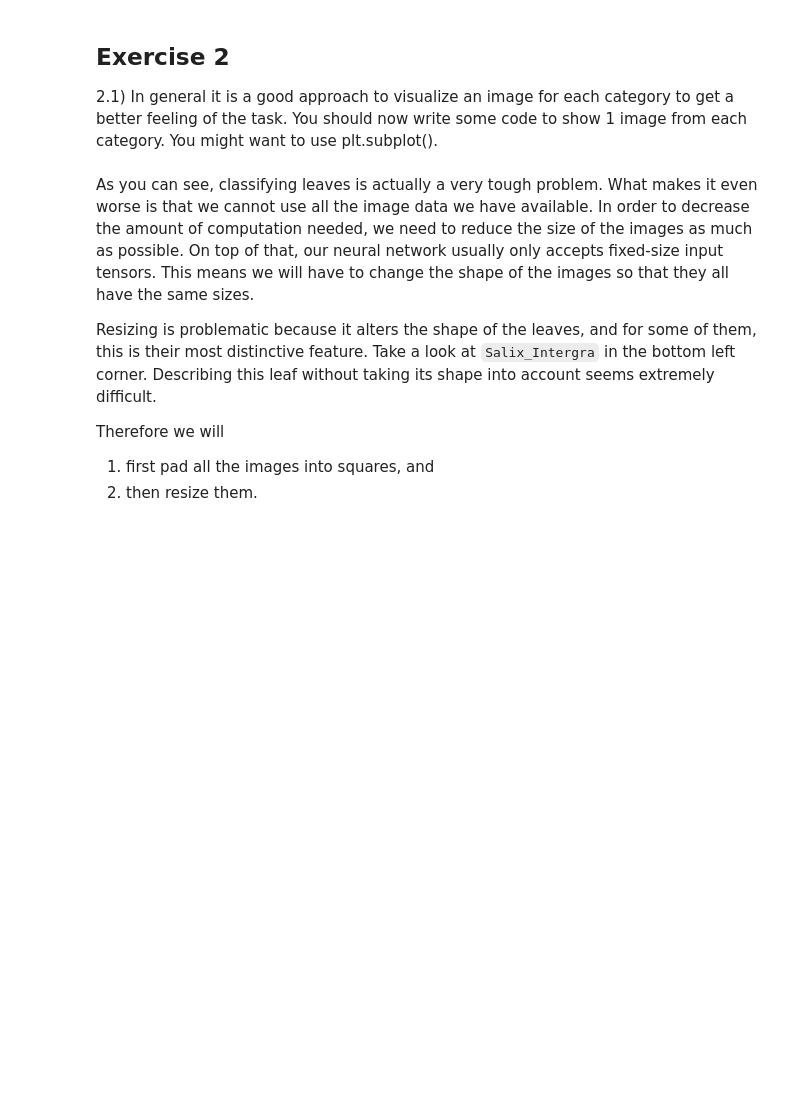
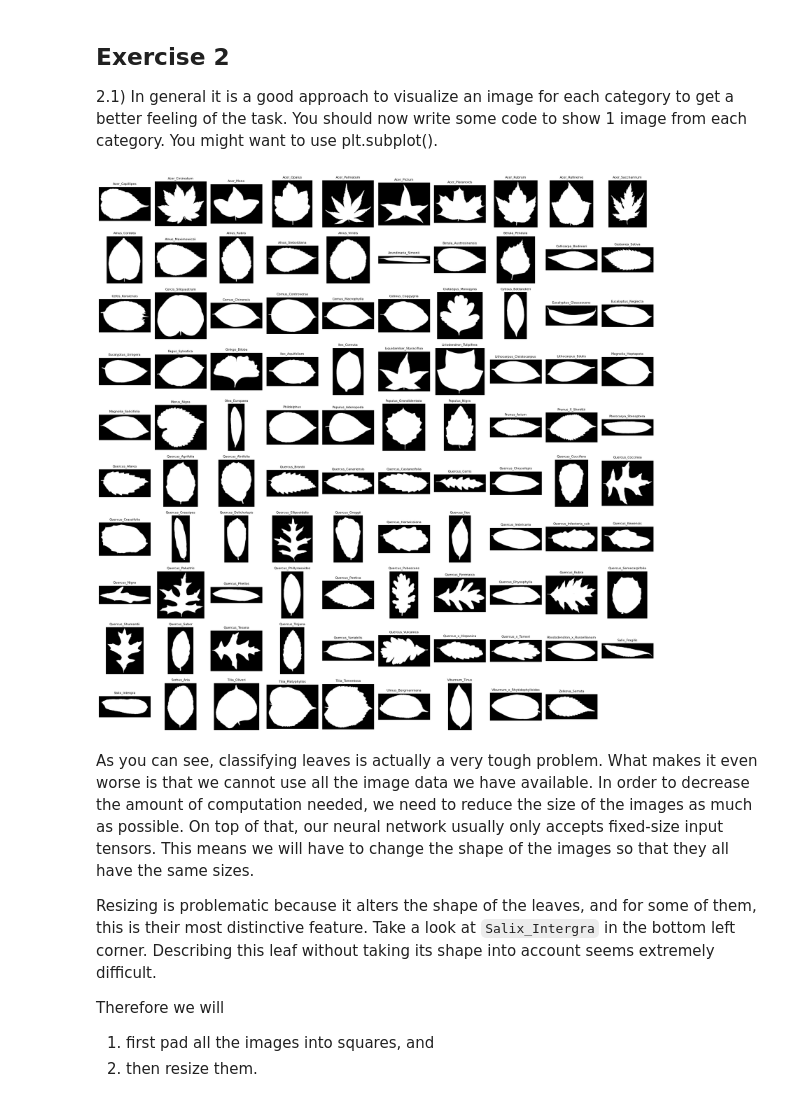
Before and after one commit to busterbn/deep-learning, a Jupyter notebook: Week8 Mini Project/8.1 Kaggle Leaf Challenge.ipynb, the cells around one changed output. Cells and saved outputs as stored; diff of their text form; code cells hidden in the pictures; blank space fills up the shorter version.

```diff
--- a/Week8 Mini Project/8.1 Kaggle Leaf Challenge.ipynb
+++ b/Week8 Mini Project/8.1 Kaggle Leaf Challenge.ipynb
@@ -143,3 +192,25 @@ plt.show()
+# %%
+# Now plot 1 image from each category
+# Calculate grid dimensions
+n_species = len(species)
+n_cols = 10
+n_rows = (n_species + n_cols - 1) // n_cols  # Ceiling division
+
+# Create figure
+plt.figure(figsize=(20, 2 * n_rows))
+
+# Plot one image from each species
+for i, idx in enumerate(indexes):
+    plt.subplot(n_rows, n_cols, i + 1)
+    image = imread(image_paths[idx], as_gray=True)
+    plt.imshow(image, cmap='gray')
+    plt.title(species[i], fontsize=8)
+    plt.axis('off')
+
+plt.tight_layout()
+plt.show()
+# %% [output]
+[figure, added]
 # %% [markdown]
 As you can see, classifying leaves is actually a very tough problem.
 What makes it even worse is that we cannot use all the image data we have available.
```
Also changed, not shown: parts of 18 cells of this notebook.
